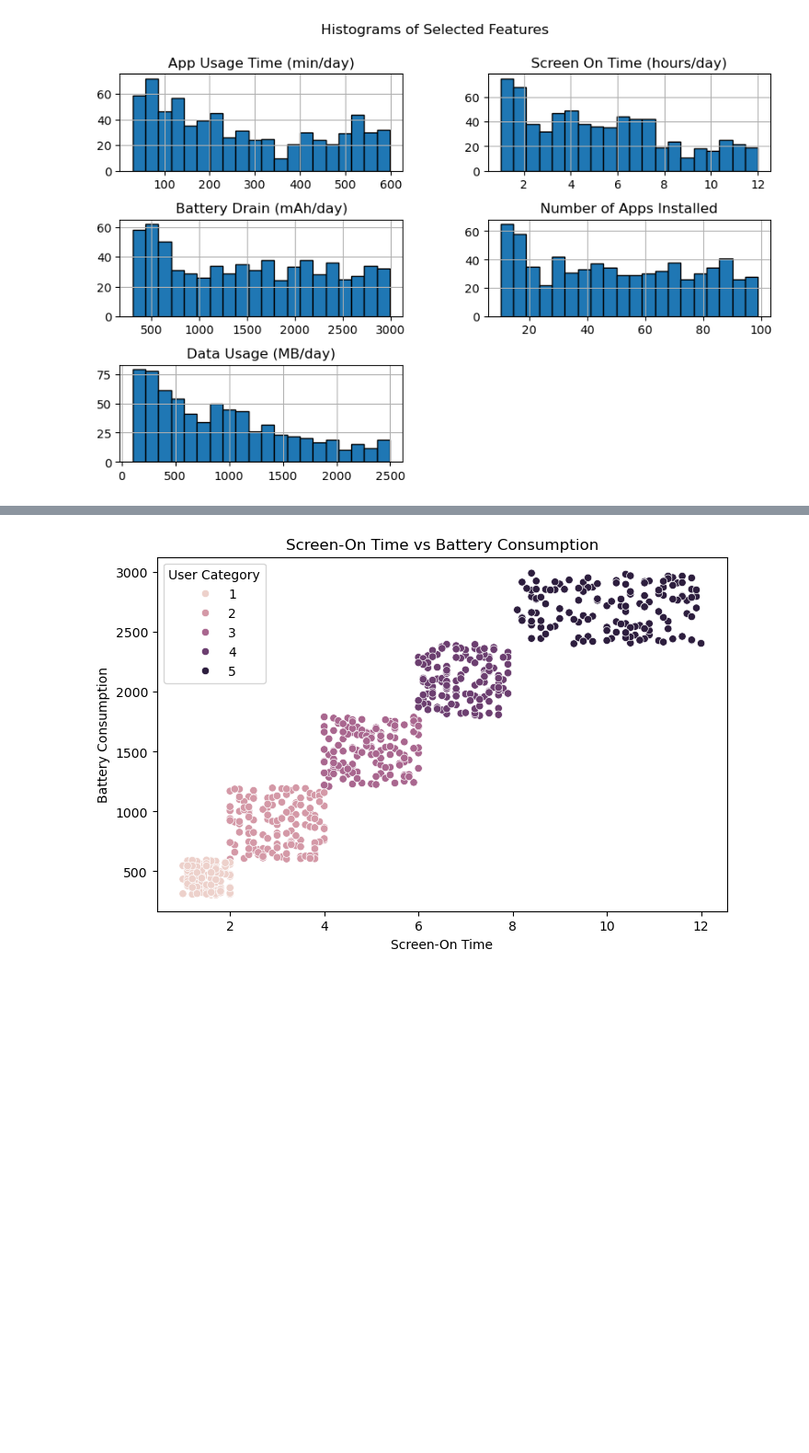
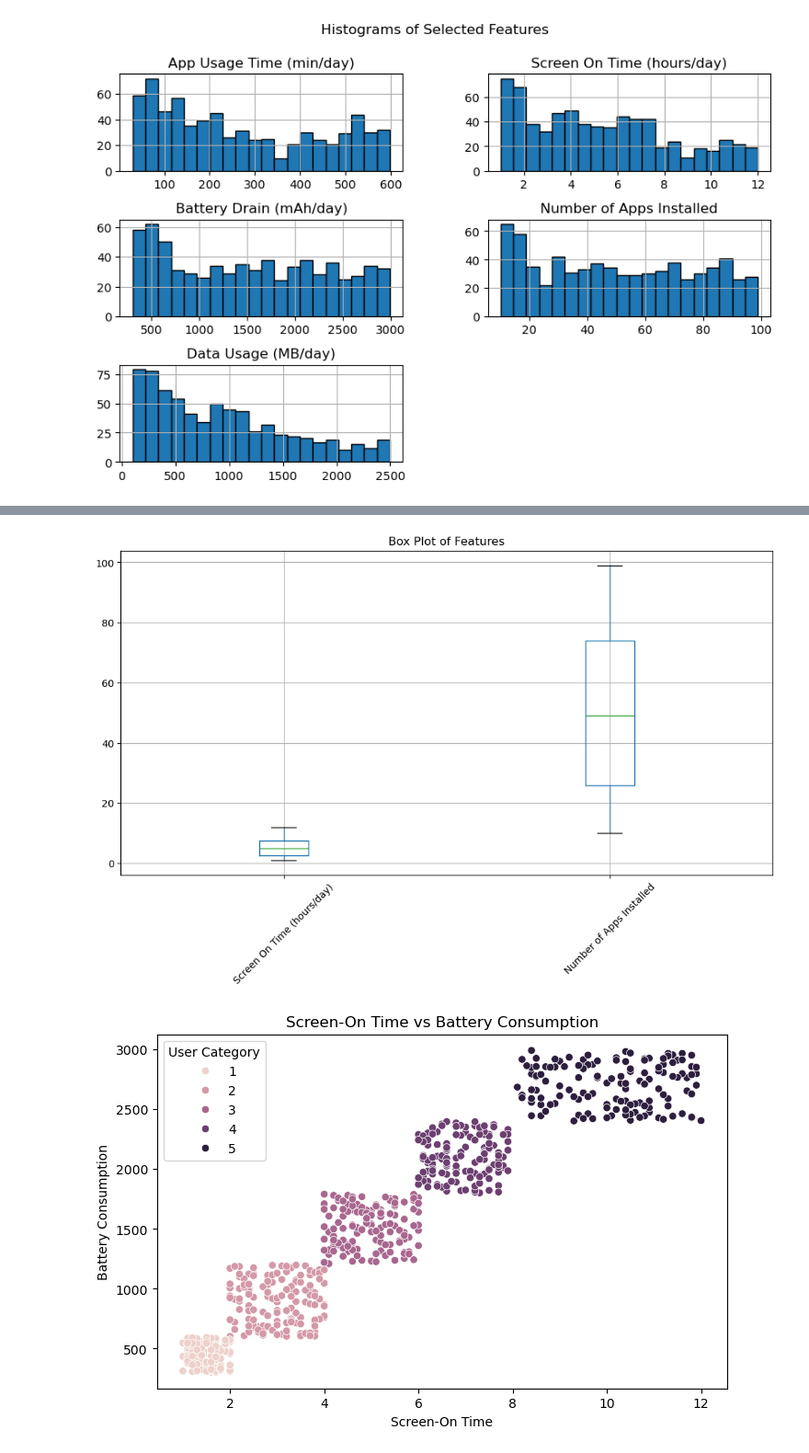
Before and after one commit to shruti-1007/mobile-usage-insights, a Jupyter notebook: notebooks/EDA.ipynb, the cells around one changed output, grey strips where cells are left out. Shown: that part at 92% size. Cells and saved outputs as stored; diff of their text form; code cells hidden in the pictures; blank space fills up the shorter version.

```diff
--- a/notebooks/EDA.ipynb
+++ b/notebooks/EDA.ipynb
@@ -56,3 +58,12 @@ plt.show()
+# %%
+selected_features=["Screen On Time (hours/day)","Number of Apps Installed"]
+df_selected=data[selected_features]
+plt.figure(figsize=(12, 6))
+df_selected.boxplot(rot=45)
+plt.title("Box Plot of Features")
+plt.show()
+# %% [output]
+[figure, added]
 # %%
 plt.figure(figsize=(8, 5))
 sns.scatterplot(x=data["Screen On Time (hours/day)"], y=data["Battery Drain (mAh/day)"], hue=data["User Behavior Class"])
```
Also changed, not shown: parts of 1 cell of this notebook, 11 other files.
